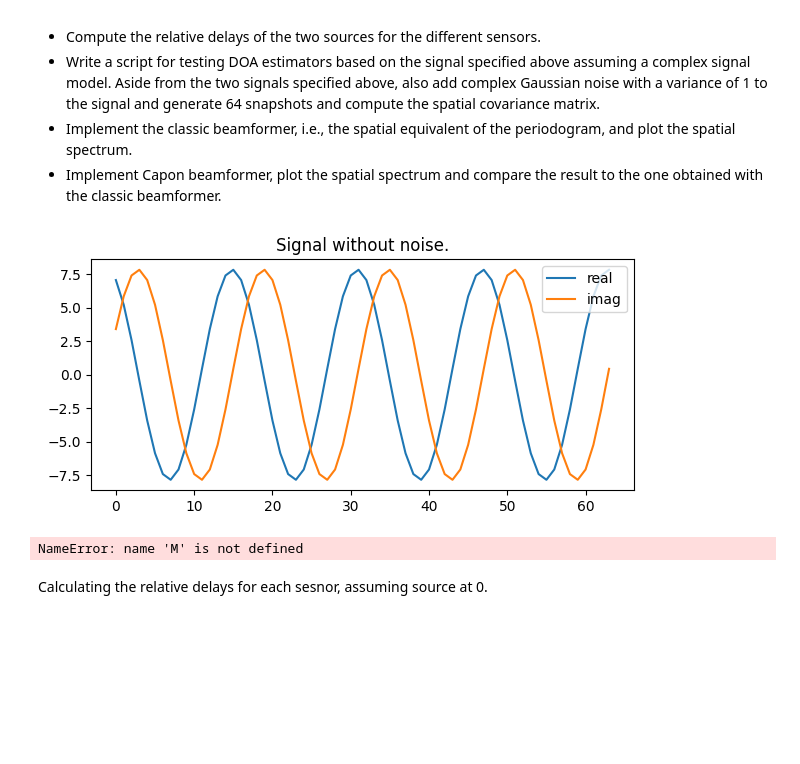
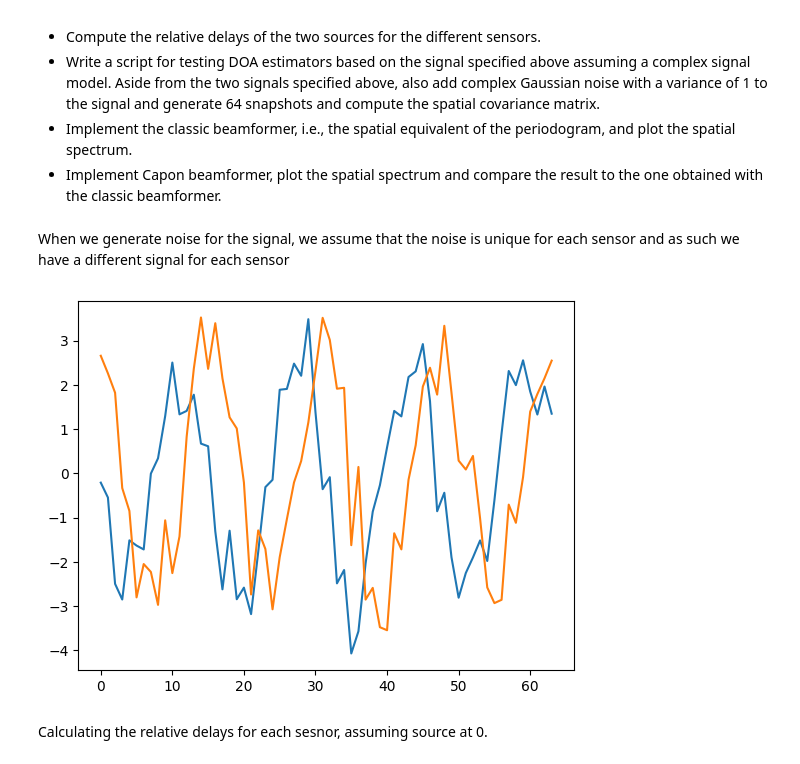
Before and after one commit to vismiroglou/ASE, a Jupyter notebook: day5.ipynb, the cells around one changed output. Drawn from its saved outputs; the diff is of its cells as text; code cells hidden in the pictures; blank space fills up the shorter version.

```diff
--- a/day5.ipynb
+++ b/day5.ipynb
@@ -23,27 +23,16 @@ A = [5.0, 3.0]
 phase = [0.3, 0.7]
+# %% [markdown]
+When we generate noise for the signal, we assume that the noise is unique for each sensor and as such we have a different signal for each sensor
 # %%
-# generate the full signal
-x = generate_signal(N, fs, A, f, phase)
+# Generate signal
+signal_constructor = ArraySignal(M, d)
+X = signal_constructor.generate_signal(N, fs, A, f, doas)
 
-plt.figure(figsize=(7,3))
-plt.plot(np.arange(N), x.real, label='real')
-plt.plot(np.arange(N), x.imag, label='imag')
-plt.title('Signal without noise.')
-plt.legend()
+plt.plot(np.arange(X.shape[1]), X[0,:].real)
+plt.plot(np.arange(X.shape[1]), X[0,:].imag)
 plt.show()
-
-# generate signal with noise
-
-x_noise = generate_signal(N, fs, A, f, phase, True)
-plt.figure(figsize=(7,3))
-plt.plot(np.arange(N), x_noise.real, label='real')
-plt.plot(np.arange(N), x_noise.imag, label='imag')
-plt.title('Signal with noise.')
-plt.legend()
-plt.show()
 # %% [output]
-[figure, old version]
+[figure, new version]
-NameError: name 'M' is not defined
 # %% [markdown]
 Calculating the relative delays for each sesnor, assuming source at 0.
 # %%
```
Also changed, not shown: parts of 4 cells of this notebook, 9 other files.
